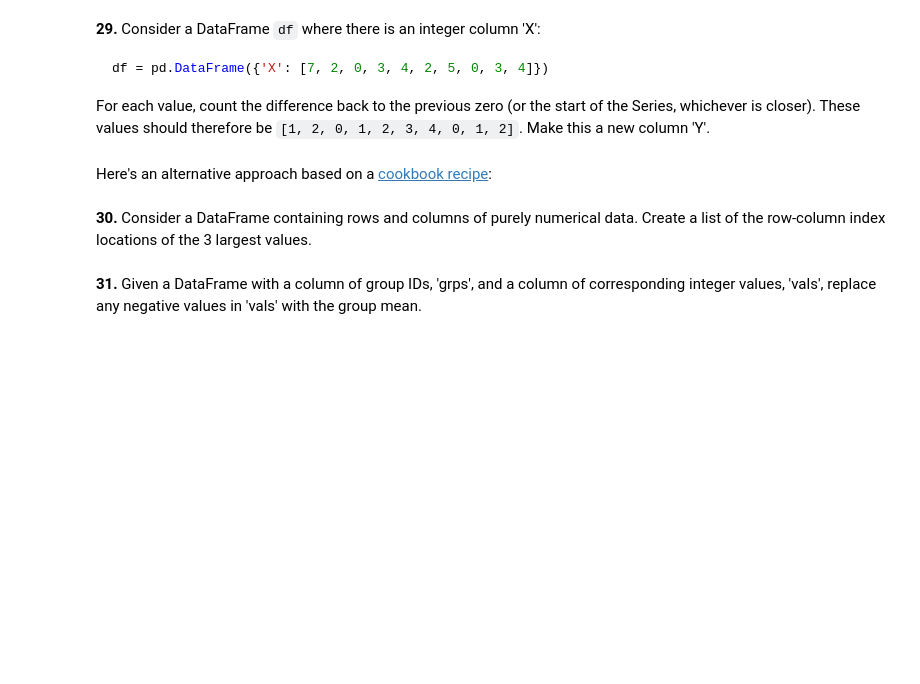
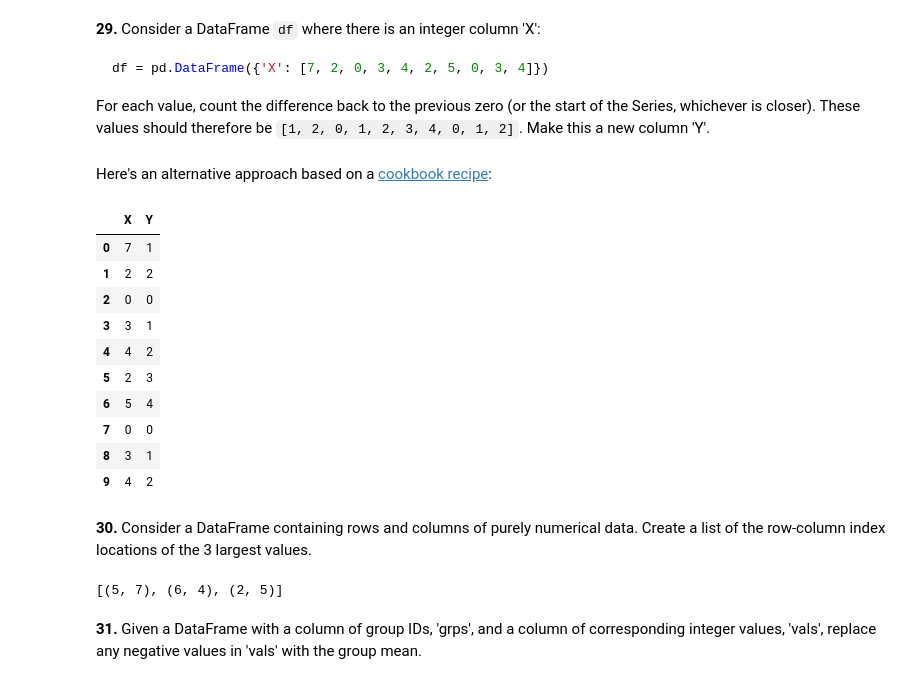
Before and after one commit to Akashkunwar/Guvi-assignment, a Jupyter notebook: pandas_tasks.ipynb, the cells around one changed output. Cells and saved outputs as stored; diff of their text form; code cells hidden in the pictures; blank space fills up the shorter version.

```diff
--- a/pandas_tasks.ipynb
+++ b/pandas_tasks.ipynb
@@ -275,6 +397,29 @@ For each value, count the difference back to the previous zero (or the start of
 # %% [markdown]
 Here's an alternative approach based on a [cookbook recipe](http://pandas.pydata.org/pandas-docs/stable/cookbook.html#grouping):
+# %%
+df = pd.DataFrame({'X': [7, 2, 0, 3, 4, 2, 5, 0, 3, 4]})
+x = (df['X'] != 0).cumsum()
+y = x != x.shift()
+df['Y'] = y.groupby((y != y.shift()).cumsum()).cumsum()
+df
+# %% [output]
+|  | X | Y |
+| 0 | 7 | 1 |
+| 1 | 2 | 2 |
+| 2 | 0 | 0 |
+| 3 | 3 | 1 |
+| 4 | 4 | 2 |
+| 5 | 2 | 3 |
+| 6 | 5 | 4 |
+| 7 | 0 | 0 |
+| 8 | 3 | 1 |
+| 9 | 4 | 2 |
 # %% [markdown]
 **30.** Consider a DataFrame containing rows and columns of purely numerical data. Create a list of the row-column index locations of the 3 largest values.
+# %%
+df = pd.DataFrame(np.random.RandomState(30).randint(1, 101, size=(8, 8)))
+df.unstack().sort_values()[-3:].index.tolist()
+# %% [output]
+[(5, 7), (6, 4), (2, 5)]
 # %% [markdown]
 **31.** Given a DataFrame with a column of group IDs, 'grps', and a column of corresponding integer values, 'vals', replace any negative values in 'vals' with the group mean.
```
Also changed, not shown: parts of 14 cells of this notebook.
